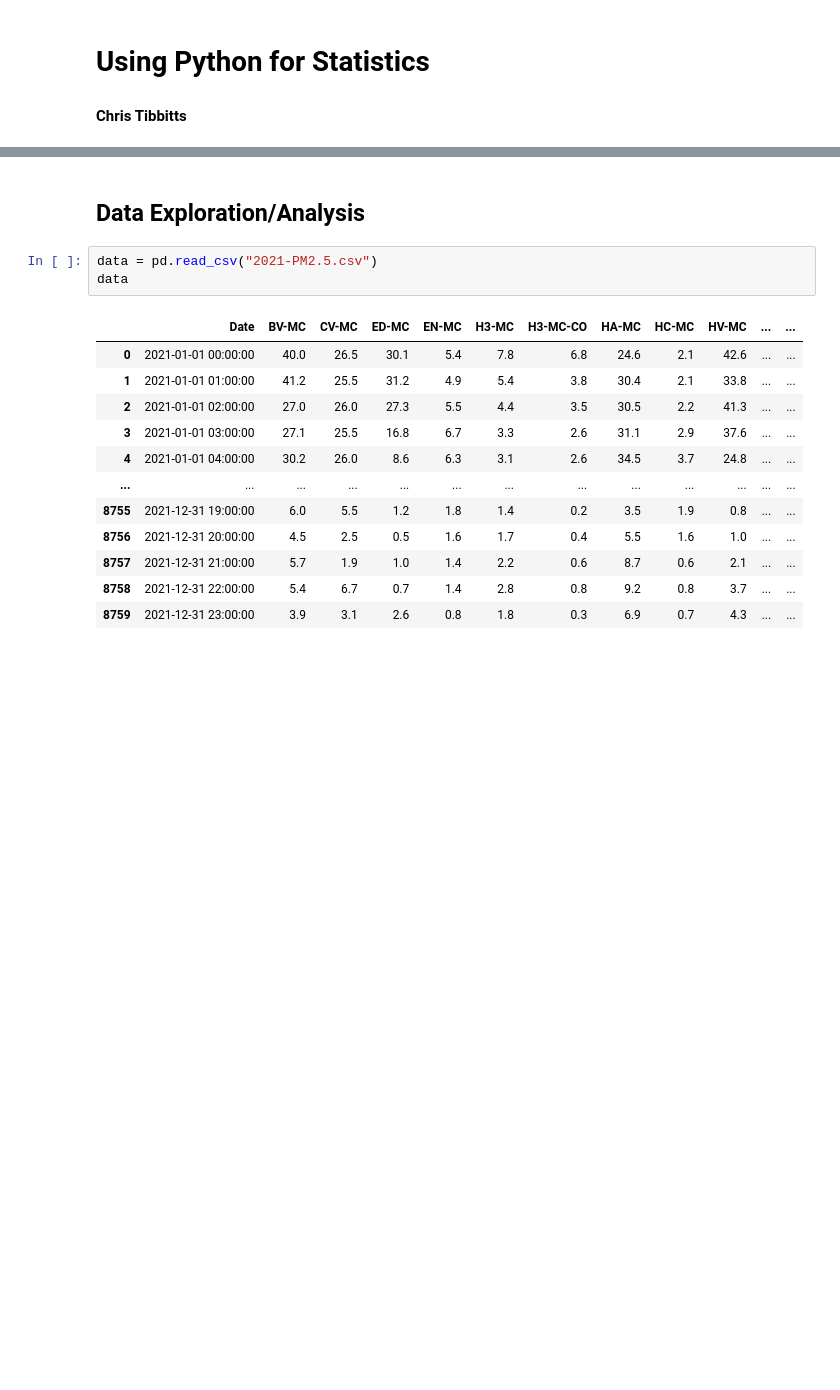
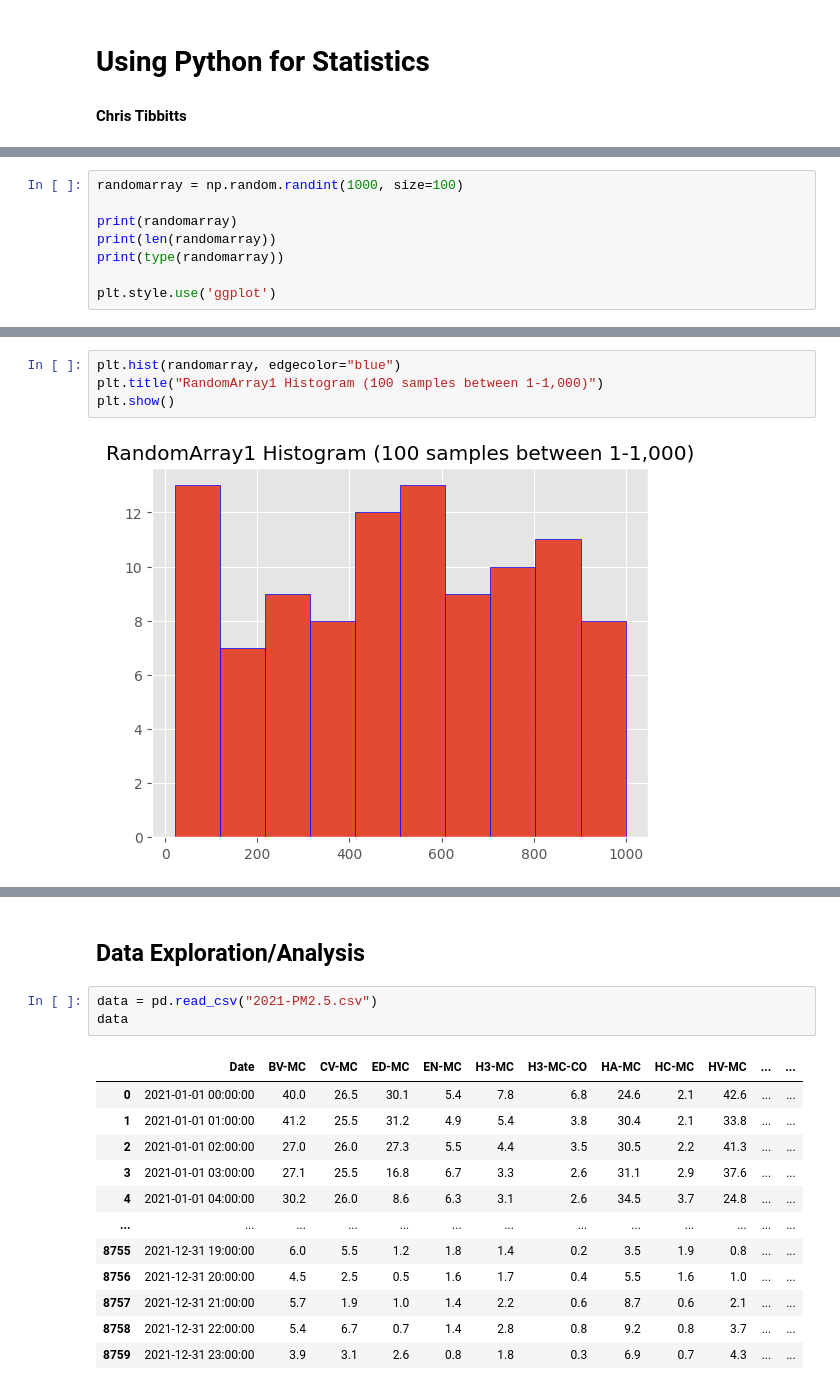
Before and after one commit to ctibby/python_statistics, a Jupyter notebook: pythonstatistics/pythonstatistics.ipynb, the cells around one changed output, grey strips where cells are left out. Drawn from its saved outputs; the diff is of its cells as text; blank space fills up the shorter version.

```diff
--- a/pythonstatistics/pythonstatistics.ipynb
+++ b/pythonstatistics/pythonstatistics.ipynb
@@ -21,0 +22,8 @@ please provide us feedback at https://github.com/pandas-dev/pandas/issues/54466
+# %%
+randomarray = np.random.randint(1000, size=100)
+
+print(randomarray)
+print(len(randomarray))
+print(type(randomarray))
+
+plt.style.use('ggplot')
@@ -21,0 +55,6 @@ please provide us feedback at https://github.com/pandas-dev/pandas/issues/54466
+# %%
+plt.hist(randomarray, edgecolor="blue")
+plt.title("RandomArray1 Histogram (100 samples between 1-1,000)")
+plt.show()
+# %% [output]
+[figure, added]
```
Also changed, not shown: parts of 9 cells of this notebook.
